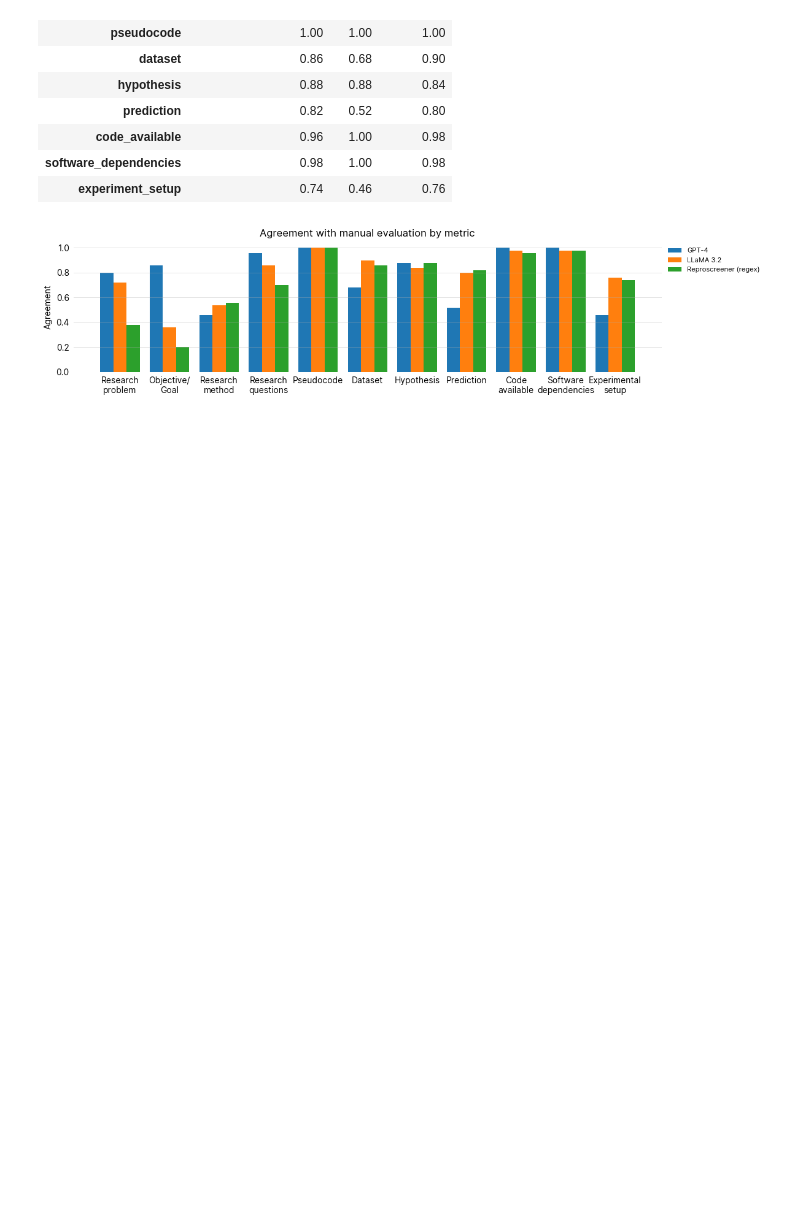
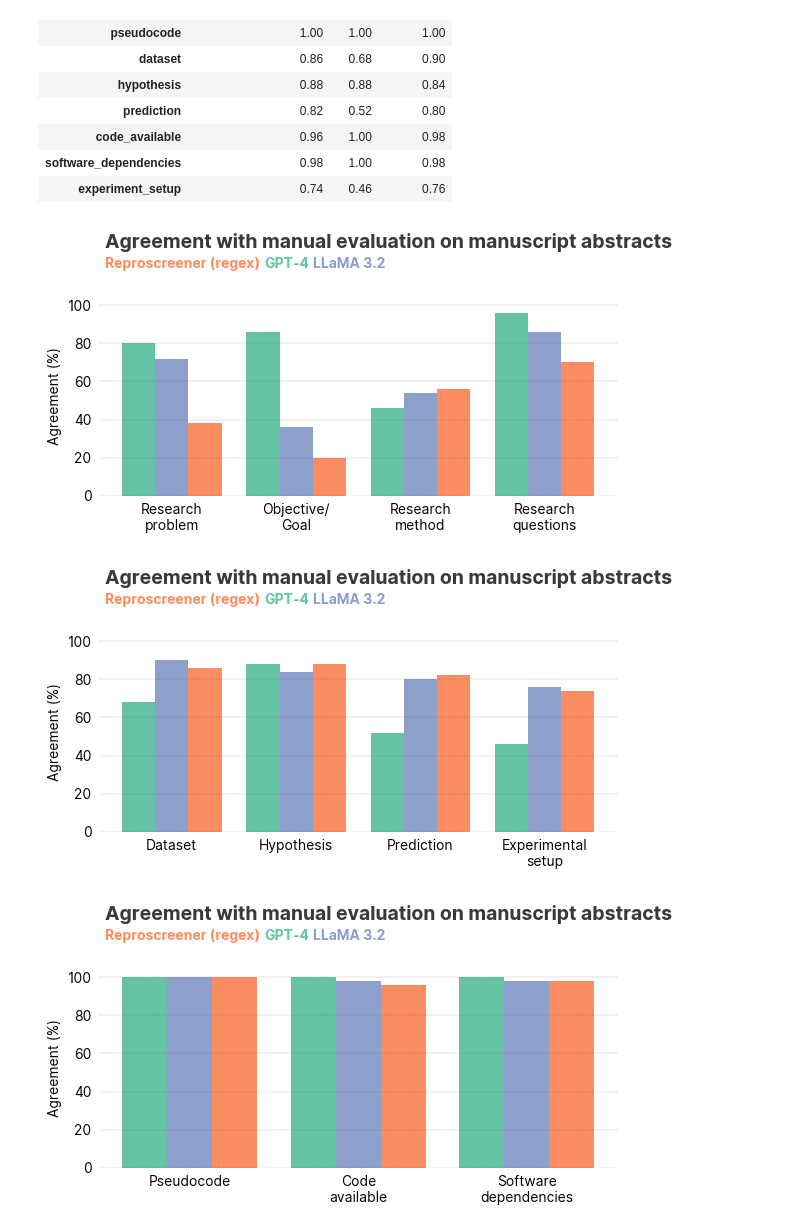
Before and after one commit to Machine-Learning-Pipelines/reproscreener, a Jupyter notebook: docs/manual_evaluation_explorer.ipynb, the cells around one changed output. Cells and saved outputs as stored; diff of their text form; code cells hidden in the pictures; blank space fills up the shorter version.

Commit message:
colorbrewer colors

```diff
--- a/docs/manual_evaluation_explorer.ipynb
+++ b/docs/manual_evaluation_explorer.ipynb
@@ -421,29 +431,61 @@ merged_agreement_results
 # %%
 def plot_agreement_by_metric_mpl(metrics_display_map, metric_order):
     df_sorted = merged_agreement_results_melt.sort_values(["Metric","Method"])
     methods = df_sorted["Method"].unique()
+    colors = {
+        "Reproscreener (regex)": "#fc8d62",
+        "GPT-4": "#66c2a5",
+        "LLaMA 3.2": "#8da0cb"
+        # "Reproscreener (regex)": "#E31B23",
+        # "GPT-4": "#005CAB",
+        # "LLaMA 3.2": "#FFC325"
+    }
 
-    x = np.arange(len(metric_order))
+    groups = [
+        ["problem", "objective", "research_method", "research_questions"],
+        ["dataset", "hypothesis", "prediction", "experiment_setup"],
+        ["pseudocode", "code_available", "software_dependencies"],
+    ]
+
     width = 0.8 / len(methods)
 
-    fig, ax = plt.subplots(figsize=(12, 3))
-    for i, m in enumerate(methods):
-        sub = df_sorted[df_sorted["Method"] == m].set_index("Metric").reindex(metric_order)
-        ax.bar(x + i*width - (len(methods)-1)*width/2, sub["Agreement"].values, width, label=m)
+    for idx, group in enumerate(groups, start=1):
+        x = np.arange(len(group))
+        fig, ax = plt.subplots(figsize=(6, 3))
+        for i, m in enumerate(methods):
+            sub = df_sorted[df_sorted["Method"] == m].set_index("Metric").reindex(group)
+            ax.bar(x + i*width - (len(methods)-1)*width/2, sub["Agreement"].values, width, label=m, color=colors[m])
 
-    ax.set_xticks(x)
-    ax.set_xticklabels([ "\n".join(wrap(metrics_display_map[m], 12)) for m in metric_order ])
-    ax.set_ylim(0, 1.05)
-    ax.set_ylabel("Agreement")
-    ax.set_title("Agreement with manual evaluation by metric")
-    ax.yaxis.grid(True, linestyle="-", linewidth=0.5, alpha=0.5)
-    ax.tick_params(axis="x", size=0, pad=5)
-    ax.spines[["top", "right", "bottom", "left"]].set_visible(False)
-    ax.tick_params(axis="y", size=0, pad=5)
-    ax.legend(loc="upper left", bbox_to_anchor=(1, 1), fontsize=8, frameon=False)
-    plt.tight_layout()
-    plt.savefig("../reports/figures/agreement_by_metric.png", dpi=320, bbox_inches="tight")
-    plt.show()
+        ax.set_xticks(x)
+        ax.set_xticklabels([ "\n".join(wrap(metrics_display_map[m], 12)) for m in group ])
+        ax.set_ylim(0, 1.05)
+        ax.set_yticks([0, 0.2, 0.4, 0.6, 0.8, 1.0])
+        ax.set_yticklabels(['0', '20', '40', '60', '80', '100'])
+        ax.set_ylabel('Agreement (%)')
+        ax.yaxis.grid(True, linestyle="--", linewidth=0.3, color="#534D56", alpha=0.5)
+        ax.tick_params(axis="x", size=0, pad=5)
+        ax.spines[["top", "right", "bottom", "left"]].set_visible(False)
+        ax.tick_params(axis="y", size=0, pad=5)
+
+        fig.text(x=0.12, y=1, s="Agreement with manual evaluation on manuscript abstracts", size=14, fontweight="bold")
+        fig_text(
+            x=0.12,
+            y=0.97,
+            s="<Reproscreener (regex)> <GPT-4> <LLaMA 3.2>",
+            highlight_textprops=[
+                {"color": colors["Reproscreener (regex)"], "fontweight": "bold"},
+                {"color": colors["GPT-4"], "fontweight": "bold"},
+                {"color": colors["LLaMA 3.2"], "fontweight": "bold"},
+            ],
+
+        )
+        plt.tight_layout()
+        plt.savefig(current_figures_dir + f"agreements_on_abstracts_row{idx}.png", dpi=320, bbox_inches="tight")
+        plt.savefig(thesis_figures_dir + f"agreements_on_abstracts_row{idx}.png", dpi=320, bbox_inches="tight")
+        plt.show()
+
 plot_agreement_by_metric_mpl(metrics_display_map, metric_order)
 # %% [output]
-[figure, old version]
+[figure, new version]
+[figure, added]
+[figure, added]
```
Also changed, not shown: parts of 2 cells of this notebook, 7 other files.
